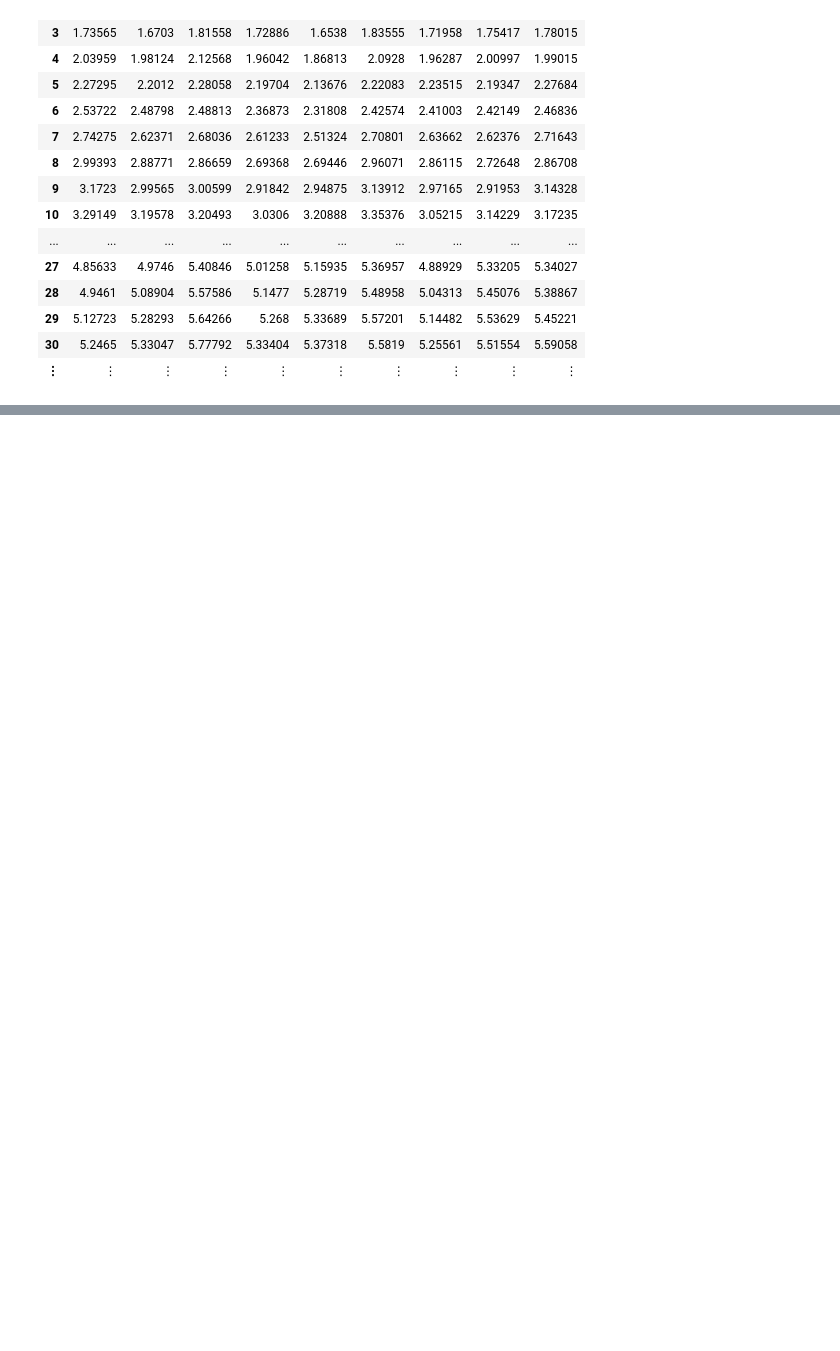
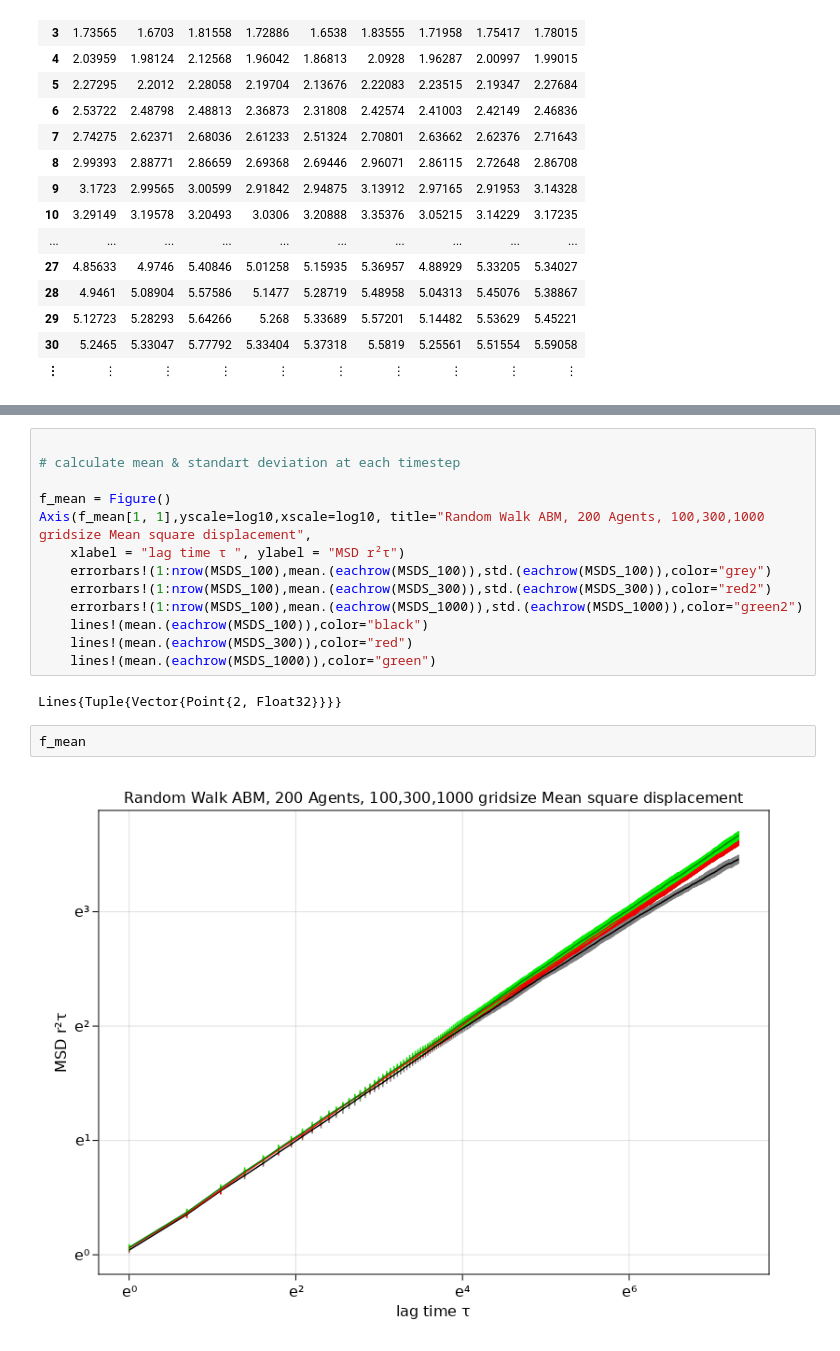
Before and after one commit to vh94/microtubule, a Jupyter notebook: MSDS_plots.ipynb, the cells around one changed output, grey strips where cells are left out. Saved outputs shown, nothing was run; the diff lists cells and outputs as text; blank space fills up the shorter version.

```diff
--- a/MSDS_plots.ipynb
+++ b/MSDS_plots.ipynb
@@ -165,0 +115,19 @@ f_MSDS_1000
+# %%
+
+# calculate mean & standart deviation at each timestep
+
+f_mean = Figure()
+Axis(f_mean[1, 1],yscale=log10,xscale=log10, title="Random Walk ABM, 200 Agents, 100,300,1000 gridsize Mean square displacement",
+    xlabel = "lag time τ ", ylabel = "MSD r²τ")
+    errorbars!(1:nrow(MSDS_100),mean.(eachrow(MSDS_100)),std.(eachrow(MSDS_100)),color="grey")
+    errorbars!(1:nrow(MSDS_100),mean.(eachrow(MSDS_300)),std.(eachrow(MSDS_300)),color="red2")
+    errorbars!(1:nrow(MSDS_100),mean.(eachrow(MSDS_1000)),std.(eachrow(MSDS_1000)),color="green2")
+    lines!(mean.(eachrow(MSDS_100)),color="black")
+    lines!(mean.(eachrow(MSDS_300)),color="red")
+    lines!(mean.(eachrow(MSDS_1000)),color="green")
+# %% [output]
+Lines{Tuple{Vector{Point{2, Float32}}}}
+# %%
+f_mean
+# %% [output]
+[figure, added]
```
Also changed, not shown: parts of 11 cells of this notebook, 1 other file.
